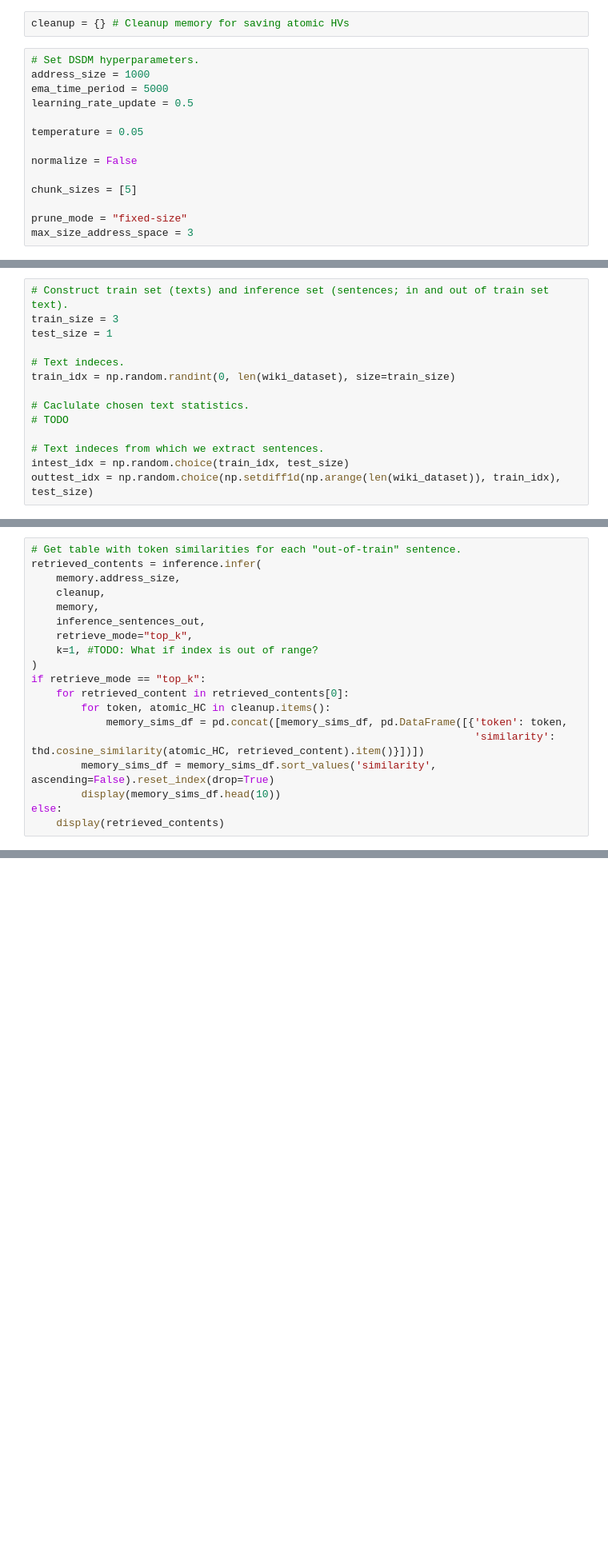
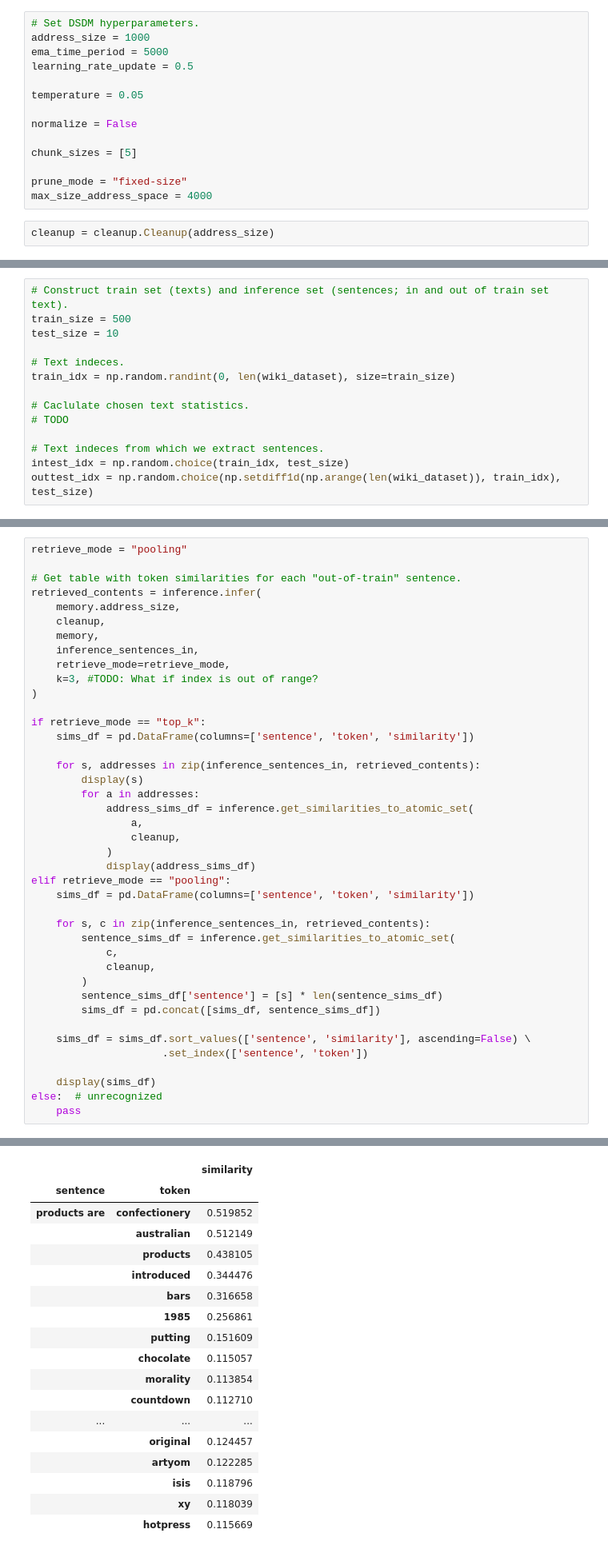
Before and after one commit to dfichiu/ba-thesis, a Jupyter notebook: src/experiments/experiment_wikipedia.ipynb, the cells around one changed output, grey strips where cells are left out. Shown at 80% size. Saved outputs shown, nothing was run; the diff lists cells and outputs as text; blank space fills up the shorter version.

Commit message:
optimize inference and set device

```diff
--- a/src/experiments/experiment_wikipedia.ipynb
+++ b/src/experiments/experiment_wikipedia.ipynb
@@ -48,8 +60,6 @@ device = torch.device("cuda" if torch.cuda.is_available() else "cpu")
 utils.fix_seed(41)
 # %% [output]
 Using seed: 41
-# %%
-cleanup = {} # Cleanup memory for saving atomic HVs
 # %%
 # Set DSDM hyperparameters.
 address_size = 1000
@@ -63,7 +73,9 @@ normalize = False
 chunk_sizes = [5]
 
 prune_mode = "fixed-size"
-max_size_address_space = 3
+max_size_address_space = 4000
+# %%
+cleanup = cleanup.Cleanup(address_size)
 # %%
 # Initialize memory.
 memory = DSDM.DSDM(
@@ -77,8 +89,8 @@ memory = DSDM.DSDM(
 )
 # %%
 # Construct train set (texts) and inference set (sentences; in and out of train set text).
-train_size = 3
-test_size = 1
+train_size = 500
+test_size = 10
 
 # Text indeces.
 train_idx = np.random.randint(0, len(wiki_dataset), size=train_size)
@@ -188,20 +166,42 @@ else:
 # %%
+retrieve_mode = "pooling"
+
 # Get table with token similarities for each "out-of-train" sentence.
 retrieved_contents = inference.infer(
     memory.address_size,
     cleanup,
     memory,
-    inference_sentences_out,
-    retrieve_mode="top_k",
-    k=1, #TODO: What if index is out of range?
+    inference_sentences_in,
+    retrieve_mode=retrieve_mode,
+    k=3, #TODO: What if index is out of range?
 )
+
 if retrieve_mode == "top_k":
-    for retrieved_content in retrieved_contents[0]:
-        for token, atomic_HC in cleanup.items():
-            memory_sims_df = pd.concat([memory_sims_df, pd.DataFrame([{'token': token,
-                                                                       'similarity': thd.cosine_similarity(atomic_HC, retrieved_content).item()}])])
-        memory_sims_df = memory_sims_df.sort_values('similarity', ascending=False).reset_index(drop=True)
-        display(memory_sims_df.head(10))
-else:
-    display(retrieved_contents)
+    sims_df = pd.DataFrame(columns=['sentence', 'token', 'similarity'])
+
+    for s, addresses in zip(inference_sentences_in, retrieved_contents):
+        display(s)
+        for a in addresses:
+            address_sims_df = inference.get_similarities_to_atomic_set(
+                a,
+                cleanup,
+            )
+            display(address_sims_df)
+elif retrieve_mode == "pooling":
+    sims_df = pd.DataFrame(columns=['sentence', 'token', 'similarity'])
+
+    for s, c in zip(inference_sentences_in, retrieved_contents):
+        sentence_sims_df = inference.get_similarities_to_atomic_set(
+            c,
+            cleanup,
+        )
+        sentence_sims_df['sentence'] = [s] * len(sentence_sims_df)
+        sims_df = pd.concat([sims_df, sentence_sims_df])
+
+    sims_df = sims_df.sort_values(['sentence', 'similarity'], ascending=False) \
+                     .set_index(['sentence', 'token'])
+
+    display(sims_df)
+else:  # unrecognized
+    pass
 # %% [output]
@@ -209 +208,19 @@ SyntaxError: invalid syntax (3448390241.py, line 11)
+|  |  | similarity |
+| sentence | token |  |
+| products are | confectionery | 0.519852 |
+|  | australian | 0.512149 |
+|  | products | 0.438105 |
+|  | introduced | 0.344476 |
+|  | bars | 0.316658 |
+|  | 1985 | 0.256861 |
+|  | putting | 0.151609 |
+|  | chocolate | 0.115057 |
+|  | morality | 0.113854 |
+|  | countdown | 0.112710 |
+| ... | ... | ... |
+|  | original | 0.124457 |
+|  | artyom | 0.122285 |
+|  | isis | 0.118796 |
+|  | xy | 0.118039 |
+|  | hotpress | 0.115669 |
 # %%
```
Also changed, not shown: parts of 14 cells of this notebook, 6 other files.
